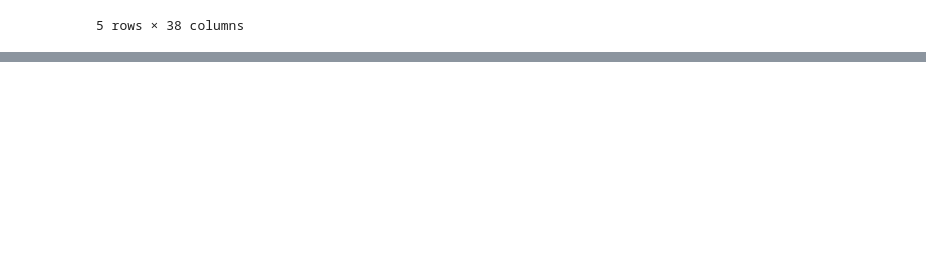
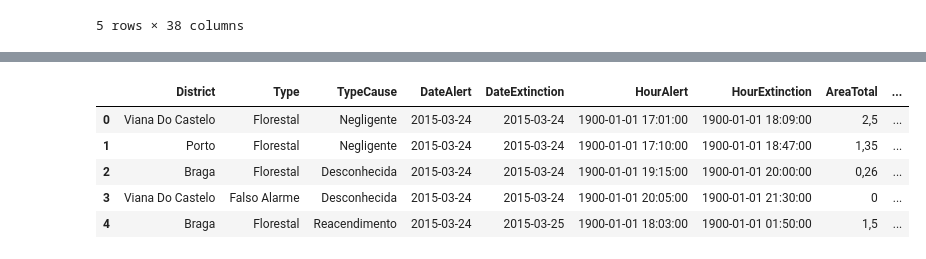
Before and after one commit to Sandokhan/mdse-stats, a Jupyter notebook: wildfire.ipynb, the cells around one changed output, grey strips where cells are left out. Saved outputs shown, nothing was run; the diff lists cells and outputs as text; code cells hidden in the pictures; blank space fills up the shorter version.

```diff
--- a/wildfire.ipynb
+++ b/wildfire.ipynb
@@ -20,0 +83,6 @@ df.head()
+# %%
+columns = ['Distrito','Tipo', 'TipoCausa', 'DataAlerta','DataExtincao','HoraAlerta','HoraExtincao','AA_Total (pov+mato+agric) (ha)']
+names =  ['District','Type', 'TypeCause', 'DateAlert', 'DateExtinction', 'HourAlert', 'HourExtinction', 'AreaTotal']
+df_stg = north[columns].copy(deep=True)
+df_stg.columns = names
+df_stg.head()
@@ -20,0 +114,5 @@ df.head()
+# %%
+df_stg[['DateAlert', 'DateExtinction']] = df_stg[['DateAlert', 'DateExtinction']].apply(pd.to_datetime, errors='coerce')
+df_stg[['HourAlert', 'HourExtinction']] = df_stg[['HourAlert', 'HourExtinction']].apply(pd.to_datetime, format="%H:%M")
+
+df_stg.info()
@@ -20,0 +144,10 @@ df.head()
+# %%
+df_stg['FireAmountTime'] = df_stg.HourExtinction - df_stg.HourAlert
+df_stg.head()
+# %% [output]
+|  | District | Type | TypeCause | DateAlert | DateExtinction | HourAlert | HourExtinction | AreaTotal | ... |
+| 0 | Viana Do Castelo | Florestal | Negligente | 2015-03-24 | 2015-03-24 | 1900-01-01 17:01:00 | 1900-01-01 18:09:00 | 2,5 | ... |
+| 1 | Porto | Florestal | Negligente | 2015-03-24 | 2015-03-24 | 1900-01-01 17:10:00 | 1900-01-01 18:47:00 | 1,35 | ... |
+| 2 | Braga | Florestal | Desconhecida | 2015-03-24 | 2015-03-24 | 1900-01-01 19:15:00 | 1900-01-01 20:00:00 | 0,26 | ... |
+| 3 | Viana Do Castelo | Falso Alarme | Desconhecida | 2015-03-24 | 2015-03-24 | 1900-01-01 20:05:00 | 1900-01-01 21:30:00 | 0 | ... |
+| 4 | Braga | Florestal | Reacendimento | 2015-03-24 | 2015-03-25 | 1900-01-01 18:03:00 | 1900-01-01 01:50:00 | 1,5 | ... |
```
Also changed, not shown: parts of 13 cells of this notebook.
